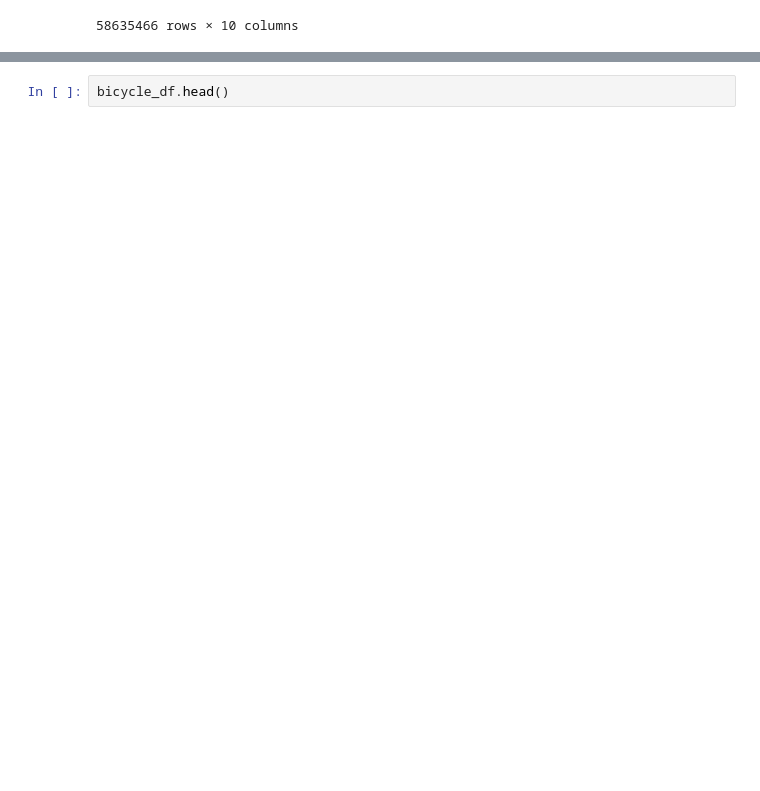
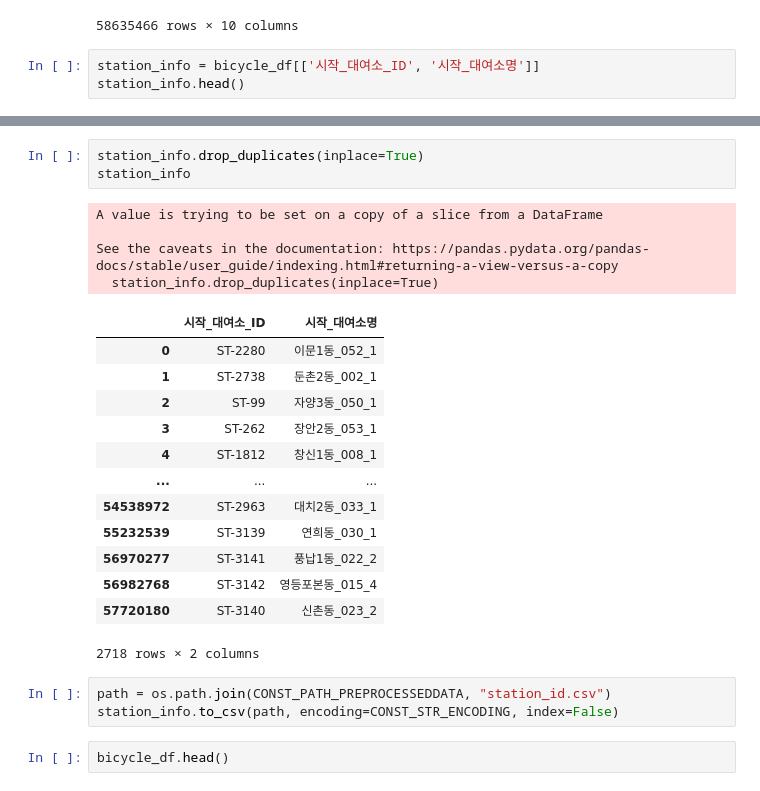
Before and after one commit to official-vvoo/Bicycle-Sharing-System, a Jupyter notebook: preprocessing/EDA_before_preprocess.ipynb, the cells around one changed output, grey strips where cells are left out. Drawn from its saved outputs; the diff is of its cells as text; blank space fills up the shorter version.

Commit message:
[add] merge data with const_config

```diff
--- a/preprocessing/EDA_before_preprocess.ipynb
+++ b/preprocessing/EDA_before_preprocess.ipynb
@@ -146,3 +146,6 @@ bicycle_df
 | 58635464 | 20220930 | 1 | 2355 | ST-637 | 독산1동_018_1 | ST-2892 | 구로5동_053_1 | 1 | 28 | 4361.01 |
 | 58635465 | 20220930 | 1 | 2355 | ST-1451 | 망우본동_064_1 | ST-561 | 망우본동_030_1 | 1 | 5 | 989.36 |
 58635466 rows × 10 columns
+# %%
+station_info = bicycle_df[['시작_대여소_ID', '시작_대여소명']]
+station_info.head()
@@ -149,3 +159,27 @@ bicycle_df
+# %%
+station_info.drop_duplicates(inplace=True)
+station_info
+# %% [output]
+A value is trying to be set on a copy of a slice from a DataFrame
+
+See the caveats in the documentation: https://pandas.pydata.org/pandas-docs/stable/user_guide/indexing.html#returning-a-view-versus-a-copy
+  station_info.drop_duplicates(inplace=True)
+|  | 시작_대여소_ID | 시작_대여소명 |
+| 0 | ST-2280 | 이문1동_052_1 |
+| 1 | ST-2738 | 둔촌2동_002_1 |
+| 2 | ST-99 | 자양3동_050_1 |
+| 3 | ST-262 | 장안2동_053_1 |
+| 4 | ST-1812 | 창신1동_008_1 |
+| ... | ... | ... |
+| 54538972 | ST-2963 | 대치2동_033_1 |
+| 55232539 | ST-3139 | 연희동_030_1 |
+| 56970277 | ST-3141 | 풍납1동_022_2 |
+| 56982768 | ST-3142 | 영등포본동_015_4 |
+| 57720180 | ST-3140 | 신촌동_023_2 |
+2718 rows × 2 columns
+# %%
+path = os.path.join(CONST_PATH_PREPROCESSEDDATA, "station_id.csv")
+station_info.to_csv(path, encoding=CONST_STR_ENCODING, index=False)
 # %%
 bicycle_df.head()
 # %% [output]
```
Also changed, not shown: parts of 1 cell of this notebook, 3 other files.
